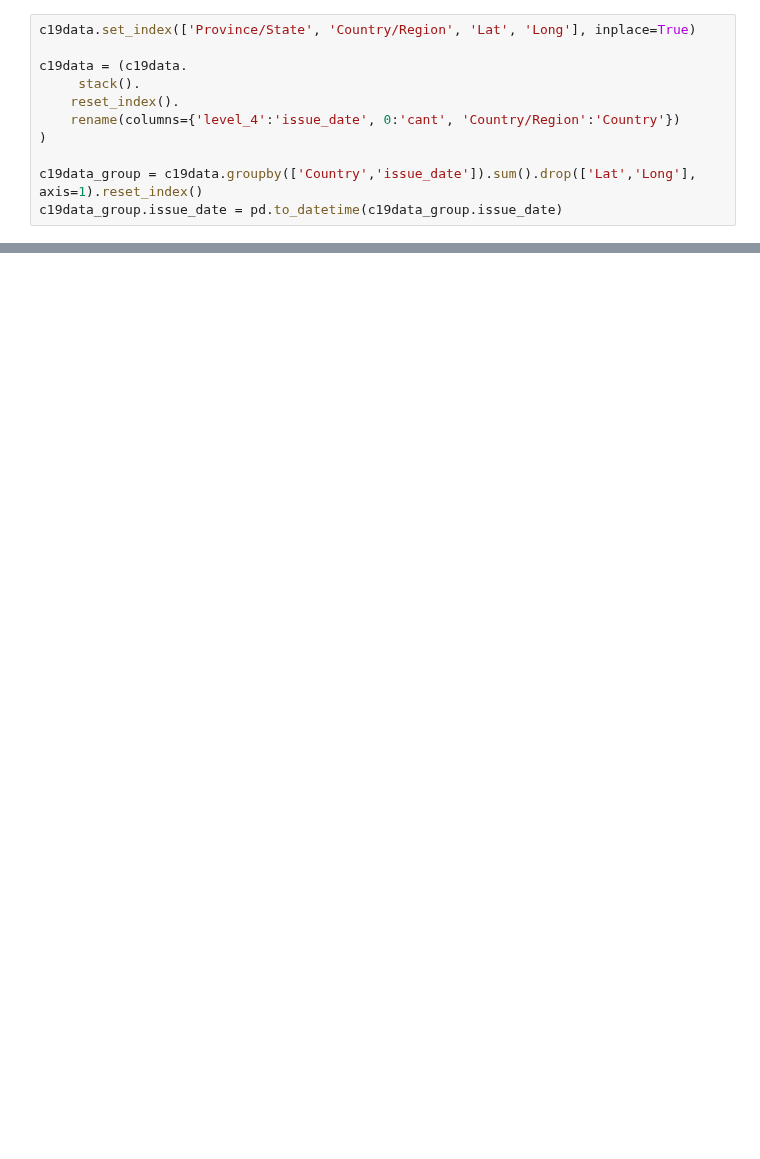
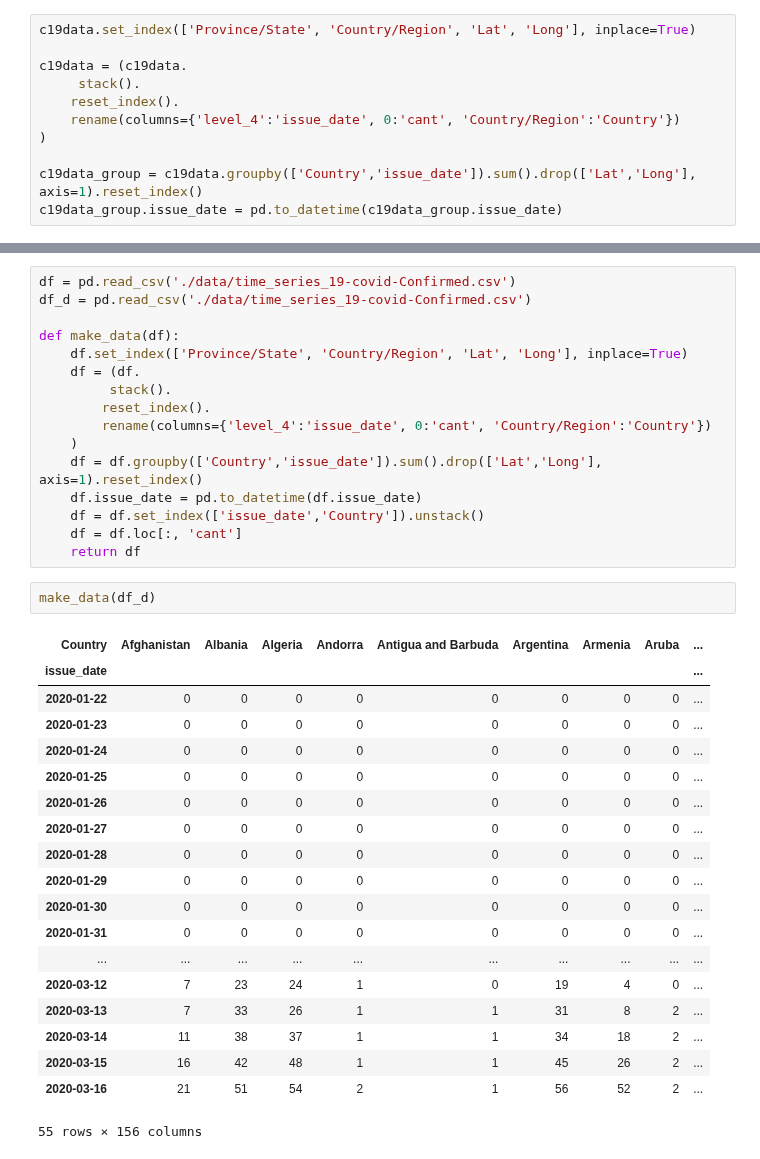
Before and after one commit to guidolo/COVID-DASH, a Jupyter notebook: Untitled.ipynb, the cells around one changed output, grey strips where cells are left out. Drawn from its saved outputs; the diff is of its cells as text; blank space fills up the shorter version.

```diff
--- a/Untitled.ipynb
+++ b/Untitled.ipynb
@@ -77,0 +85,38 @@ a = ax[0]
+# %%
+df = pd.read_csv('./data/time_series_19-covid-Confirmed.csv')
+df_d = pd.read_csv('./data/time_series_19-covid-Confirmed.csv')
+
+def make_data(df):
+    df.set_index(['Province/State', 'Country/Region', 'Lat', 'Long'], inplace=True)
+    df = (df.
+         stack().
+        reset_index().
+        rename(columns={'level_4':'issue_date', 0:'cant', 'Country/Region':'Country'})
+    )
+    df = df.groupby(['Country','issue_date']).sum().drop(['Lat','Long'], axis=1).reset_index()
+    df.issue_date = pd.to_datetime(df.issue_date)
+    df = df.set_index(['issue_date','Country']).unstack()
+    df = df.loc[:, 'cant']
+    return df
+# %%
+make_data(df_d)
+# %% [output]
+| Country | Afghanistan | Albania | Algeria | Andorra | Antigua and Barbuda | Argentina | Armenia | Aruba | ... |
+| issue_date |  |  |  |  |  |  |  |  | ... |
+| 2020-01-22 | 0 | 0 | 0 | 0 | 0 | 0 | 0 | 0 | ... |
+| 2020-01-23 | 0 | 0 | 0 | 0 | 0 | 0 | 0 | 0 | ... |
+| 2020-01-24 | 0 | 0 | 0 | 0 | 0 | 0 | 0 | 0 | ... |
+| 2020-01-25 | 0 | 0 | 0 | 0 | 0 | 0 | 0 | 0 | ... |
+| 2020-01-26 | 0 | 0 | 0 | 0 | 0 | 0 | 0 | 0 | ... |
+| 2020-01-27 | 0 | 0 | 0 | 0 | 0 | 0 | 0 | 0 | ... |
+| 2020-01-28 | 0 | 0 | 0 | 0 | 0 | 0 | 0 | 0 | ... |
+| 2020-01-29 | 0 | 0 | 0 | 0 | 0 | 0 | 0 | 0 | ... |
+| 2020-01-30 | 0 | 0 | 0 | 0 | 0 | 0 | 0 | 0 | ... |
+| 2020-01-31 | 0 | 0 | 0 | 0 | 0 | 0 | 0 | 0 | ... |
+| ... | ... | ... | ... | ... | ... | ... | ... | ... | ... |
+| 2020-03-12 | 7 | 23 | 24 | 1 | 0 | 19 | 4 | 0 | ... |
+| 2020-03-13 | 7 | 33 | 26 | 1 | 1 | 31 | 8 | 2 | ... |
+| 2020-03-14 | 11 | 38 | 37 | 1 | 1 | 34 | 18 | 2 | ... |
+| 2020-03-15 | 16 | 42 | 48 | 1 | 1 | 45 | 26 | 2 | ... |
+| 2020-03-16 | 21 | 51 | 54 | 2 | 1 | 56 | 52 | 2 | ... |
+55 rows × 156 columns
```
Also changed, not shown: parts of 8 cells of this notebook, 2 other files.
